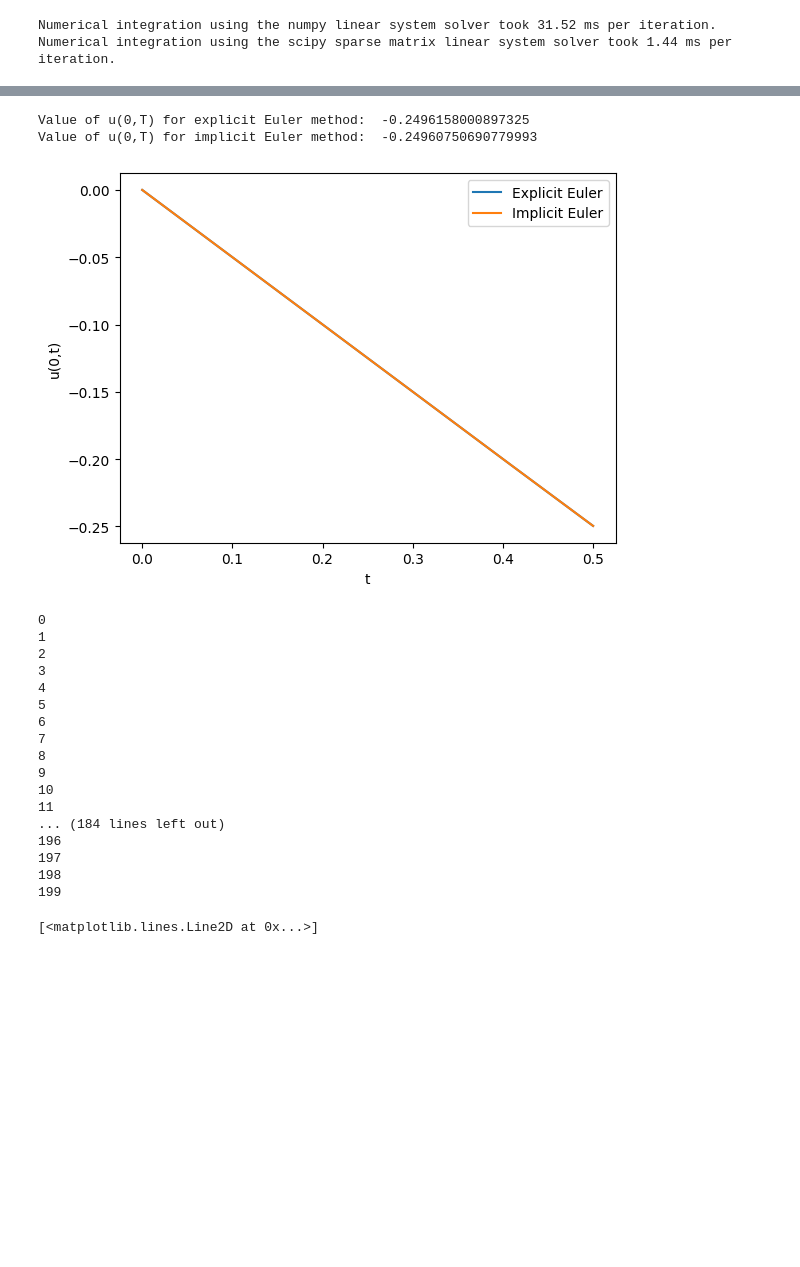
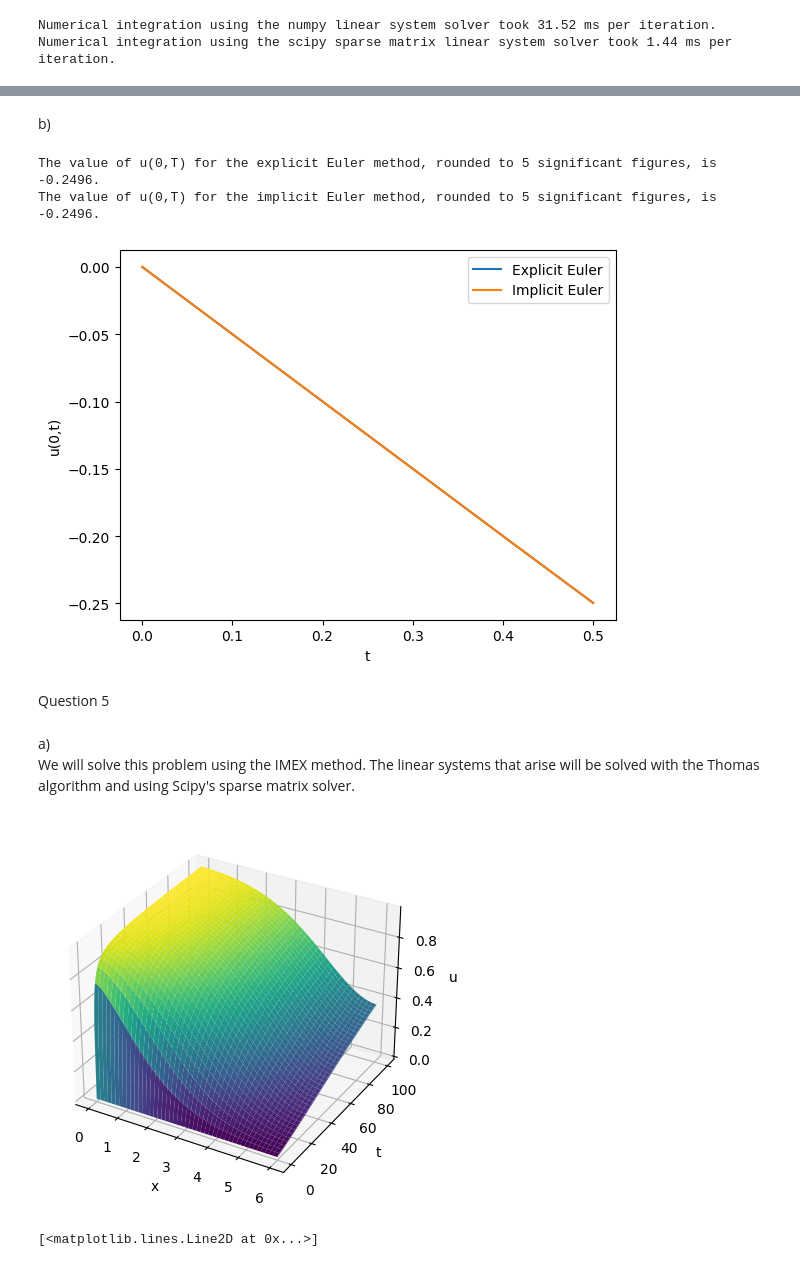
Before and after one commit to barnander/Numerical-Tools-for-Dynamical-Systems, a Jupyter notebook: Coursework.ipynb, the cells around one changed output, grey strips where cells are left out. Cells and saved outputs as stored; diff of their text form; code cells hidden in the pictures; blank space fills up the shorter version.

```diff
--- a/Coursework.ipynb
+++ b/Coursework.ipynb
@@ -315,20 +316,30 @@ print("Maximum time step size for explicit Euler method: ", dt_max)
+# %% [markdown]
+b)
 # %%
-#b)
-#solve using Explicit Euler method
+#i)
+#We define time step size and solver for explicit Euler method
 dt_explicit = 0.5 * dt_max
-explicit = "RK4"
-u_explicit,x,t_explicit = solvers.diffusion_solve(bc_left,bc_right,f,t0,T,q,p = 0,N=N, D = D, dt = dt_explicit,explicit_solver = explicit)
+explicit_solver = "Euler"
 
-#solve using Implicit Euler method, solving the arising linear system with the sparse matrix solver
+u_explicit,x,t_explicit = solvers.diffusion_solve(bc_left,bc_right,f,t0,T,q,p = 0,N=N, D = D, dt = dt_explicit,explicit_solver = explicit_solver)
+
+#The first dimension of the solution array u_explicit is the spatial dimension,
+#and the second dimension is the time dimension. Thus the value of u(0,T) is u_explicit[0,-1].
+print("The value of u(0,T) for the explicit Euler method, rounded to 5 significant figures, is {0:.4f}. ".format(u_explicit[0,-1]))
+
+
+#ii)
+#We define time step size and solver for implicit Euler method.
+#We use scipy sparse matrix solver to solve the system of equations that arises from
+#the implicit Euler method.
 dt_implicit = 2 * dt_max
-implicit = "sparse"
-u_implicit,x,t_implicit = solvers.diffusion_solve(bc_left,bc_right,f,t0,T,q,p = 0,N=N, D = D, dt = dt_implicit,implicit_solver = implicit)
+implicit_solver = "sparse"
+#Note that diffusion_solve will employ explicit method iunless implicit_solver is specified.
 
-#print the value of u(0,T) for both methods
-print("Value of u(0,T) for explicit Euler method: ", u_explicit[0,-1])
-print("Value of u(0,T) for implicit Euler method: ", u_implicit[0,-1])
+u_implicit,x,t_implicit = solvers.diffusion_solve(bc_left,bc_right,f,t0,T,q,p = 0,N=N, D = D, dt = dt_implicit,implicit_solver = implicit_solver)
+print("The value of u(0,T) for the implicit Euler method, rounded to 5 significant figures, is {0:.4f}. ".format(u_implicit[0,-1]))
 
-#plot u(0,t) against t for both methods
+#Plot u(0,t) against t for both methods
 plt.figure()
 plt.plot(t_explicit,u_explicit[0,:], label = "Explicit Euler")
 plt.plot(t_implicit,u_implicit[0,:], label = "Implicit Euler")
@@ -337,11 +348,12 @@ plt.ylabel('u(0,t)')
 plt.legend()
 plt.show()
 # %% [output]
-Value of u(0,T) for explicit Euler method:  -0.2496158000897325
-Value of u(0,T) for implicit Euler method:  -0.24960750690779993
+The value of u(0,T) for the explicit Euler method, rounded to 5 significant figures, is -0.2496.
+The value of u(0,T) for the implicit Euler method, rounded to 5 significant figures, is -0.2496.
 [figure]
+# %% [markdown]
+Question 5
 # %%
-#Question 5)
 #Define the parameters of the problem
 D = 0.01
 L = 6
@@ -349,35 +361,23 @@ T = 100
 bc_left = solvers.Boundary_Condition("Neumann",0,0)
 bc_right = solvers.Boundary_Condition("Neumann",L,0)
 
-#a) Solving this problem using the implicit Euler method
-#and solving the linear system that arises using thomas algorithm
-solver_implicit = "thomas"
-#Define the source term q(u,x,t,p)
+#Define the reaction term q(u,x,t,p)
 def q(u,x,t,p):
     return (1-u)**2 * np.exp(-x)
 
+#Define initial condition f(x,t0)
 def f(x,t0):
     return np.zeros(len(x))
-
-N = 600
-
-us,xs,ts = solvers.diffusion_solve(bc_left, bc_right, f,0,T, q , p, N, D = D,implicit_solver = solver_implicit, dt = 0.5)
-# %% [output]
-0
-1
-2
-3
-4
-5
-6
-7
-8
-9
-10
-11
-... (184 lines left out)
-196
-197
-198
-199
+# %% [markdown]
+a)
+We will solve this problem using the IMEX method. The linear systems that arise will be solved with the Thomas algorithm and using Scipy's sparse matrix solver.
+# %%
+
+solver_implicit = "thomas"
+N = 600
+
+us,xs,ts = solvers.diffusion_solve(bc_left, bc_right, f,0,T, q , p, N, D = D,implicit_solver = solver_implicit, dt = 0.5)
+solvers.plot_3D_sol(us,xs,ts)
+# %% [output]
+[figure, added]
 # %%
```
Also changed, not shown: parts of 9 cells of this notebook.
